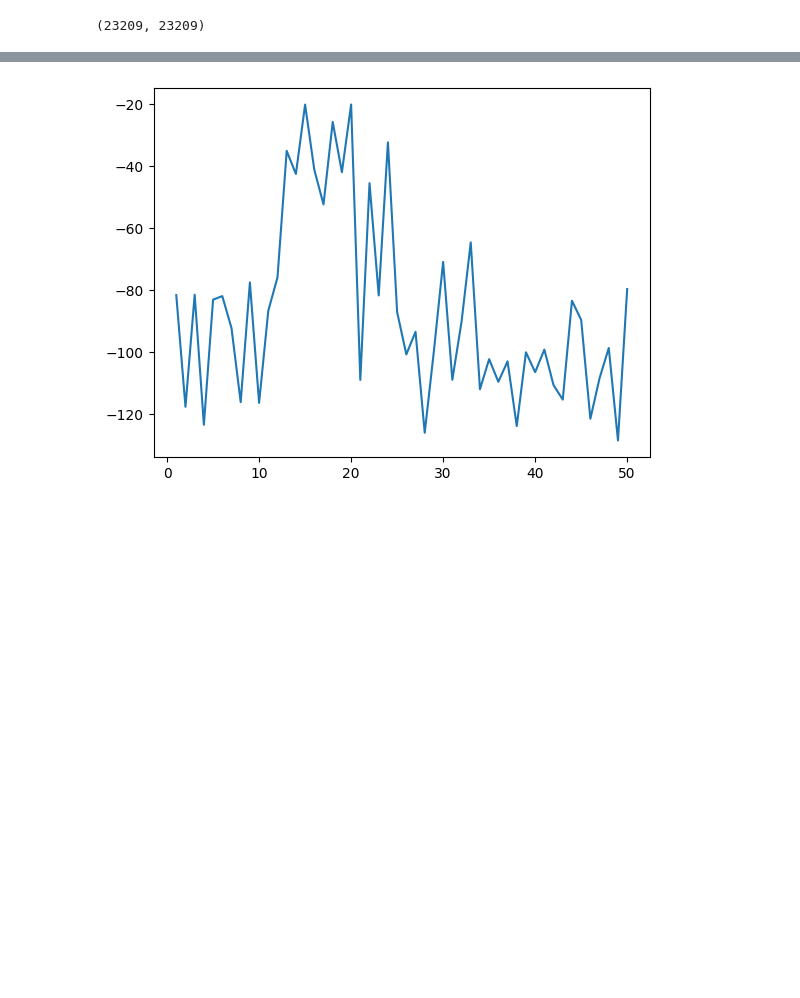
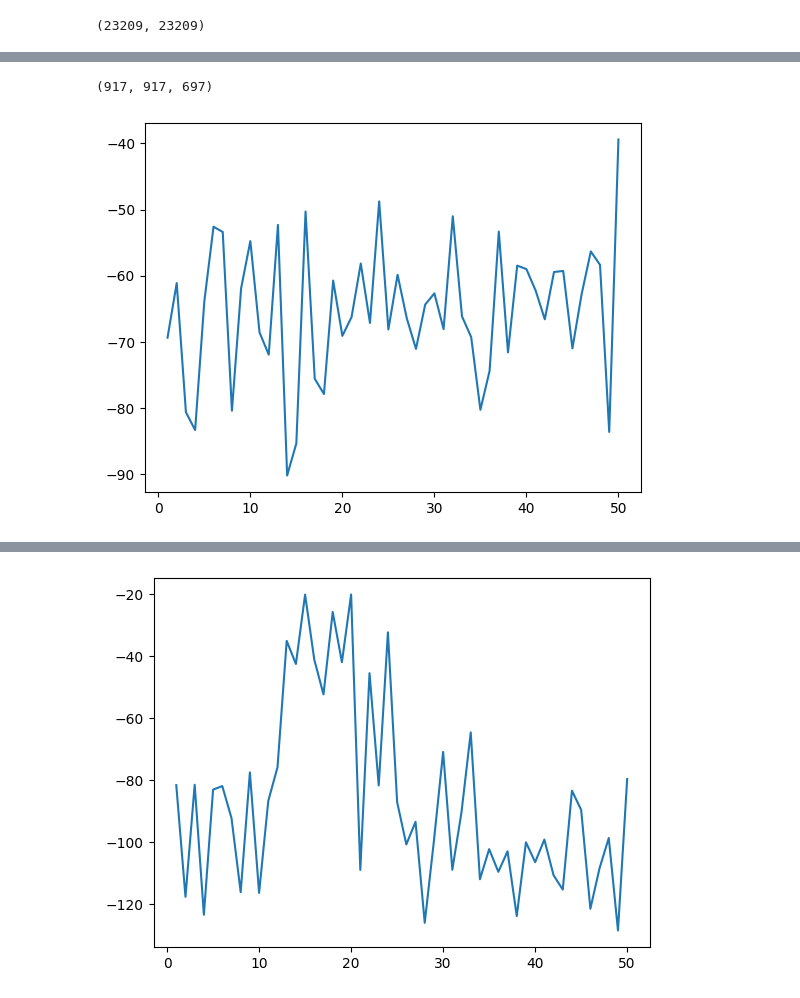
Before and after one commit to BogChamp/lob-backtest, a Jupyter notebook: notebooks/research.ipynb, the cells around one changed output, grey strips where cells are left out. Cells and saved outputs as stored; diff of their text form; code cells hidden in the pictures; blank space fills up the shorter version.

```diff
--- a/notebooks/research.ipynb
+++ b/notebooks/research.ipynb
@@ -233,0 +406,16 @@ for i in tqdm(range(N_iter)):
+# %%
+poses_true_info = run_true_simulation(control_samples, control_place_ratios, rng)
+poses_pred_info, obs_actions = run_pred_simulation(control_samples, control_place_ratios, rl_model)
+
+num_eq = 0
+for a,b in zip(poses_true_info, poses_pred_info):
+    num_eq += a == b
+
+len(poses_true_info), len(poses_pred_info), num_eq
+# %% [output]
+(917, 917, 697)
+# %%
+plt.plot(running_loss)
+plt.show()
+# %% [output]
+[figure, added]
```
Also changed, not shown: parts of 21 cells of this notebook, 3 other files.
